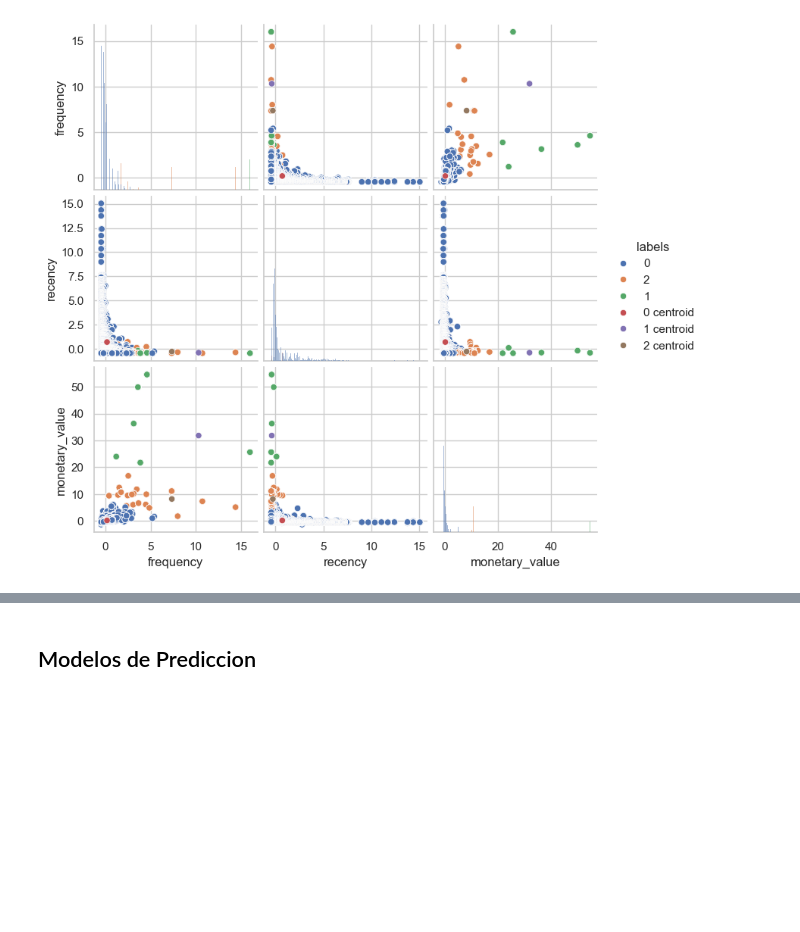
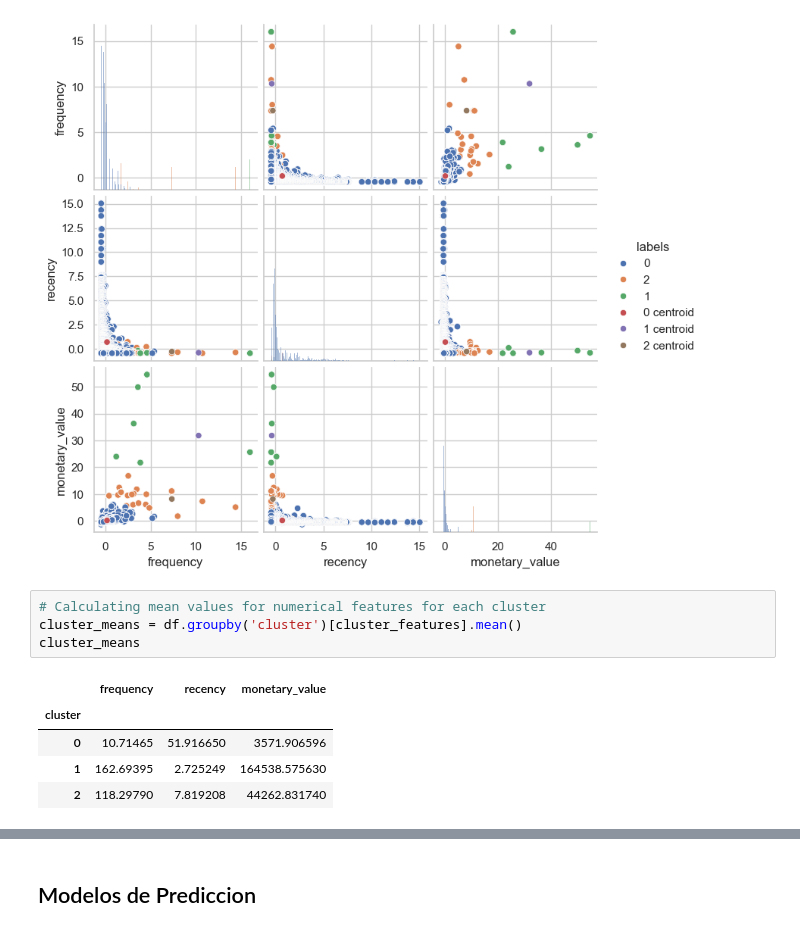
Before and after one commit to AbnerGalRol/Hackaton-Triple_ten-Team-8, a Jupyter notebook: notebooks/hackaton-triple-ten.ipynb, the cells around one changed output, grey strips where cells are left out. Drawn from its saved outputs; the diff is of its cells as text; blank space fills up the shorter version.

```diff
--- a/notebooks/hackaton-triple-ten.ipynb
+++ b/notebooks/hackaton-triple-ten.ipynb
@@ -593,3 +594,13 @@ sns.pairplot(df_all,hue='labels',diag_kind='hist')
 # %% [output]
 <seaborn.axisgrid.PairGrid at 0x...>
 [figure]
+# %%
+# Calculating mean values for numerical features for each cluster
+cluster_means = df.groupby('cluster')[cluster_features].mean()
+cluster_means
+# %% [output]
+|  | frequency | recency | monetary_value |
+| cluster |  |  |  |
+| 0 | 10.71465 | 51.916650 | 3571.906596 |
+| 1 | 162.69395 | 2.725249 | 164538.575630 |
+| 2 | 118.29790 | 7.819208 | 44262.831740 |
```
Also changed, not shown: parts of 3 cells of this notebook.
